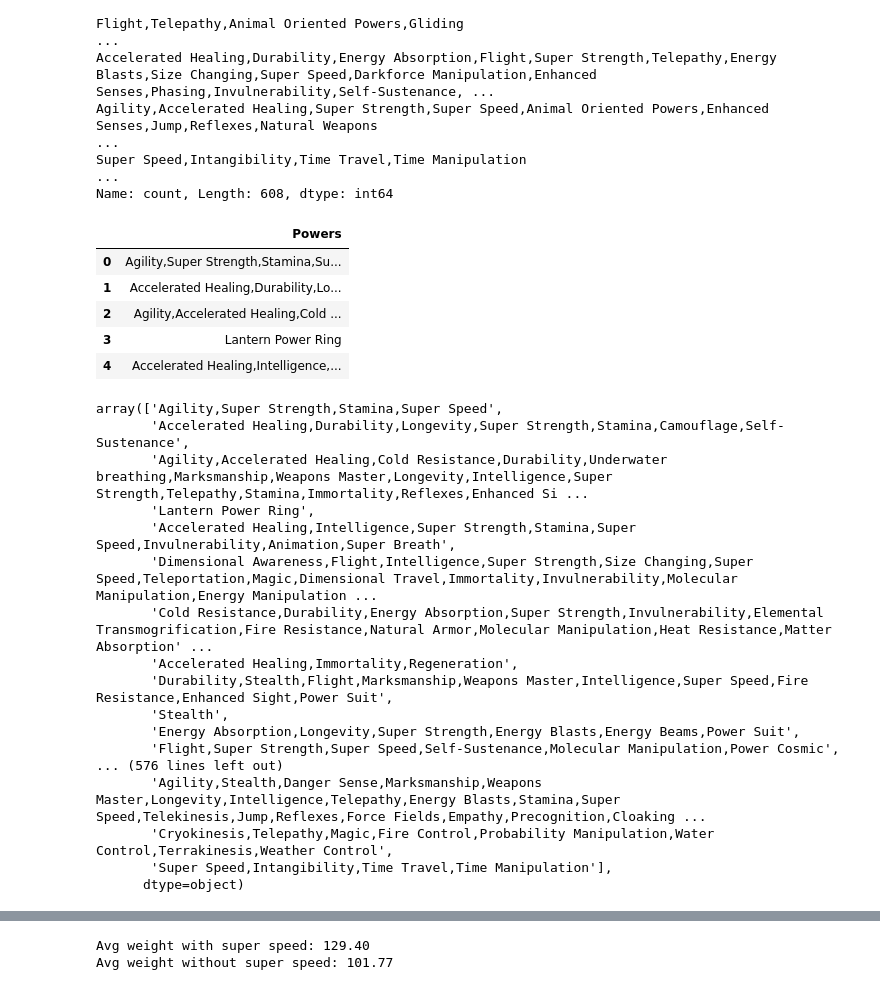
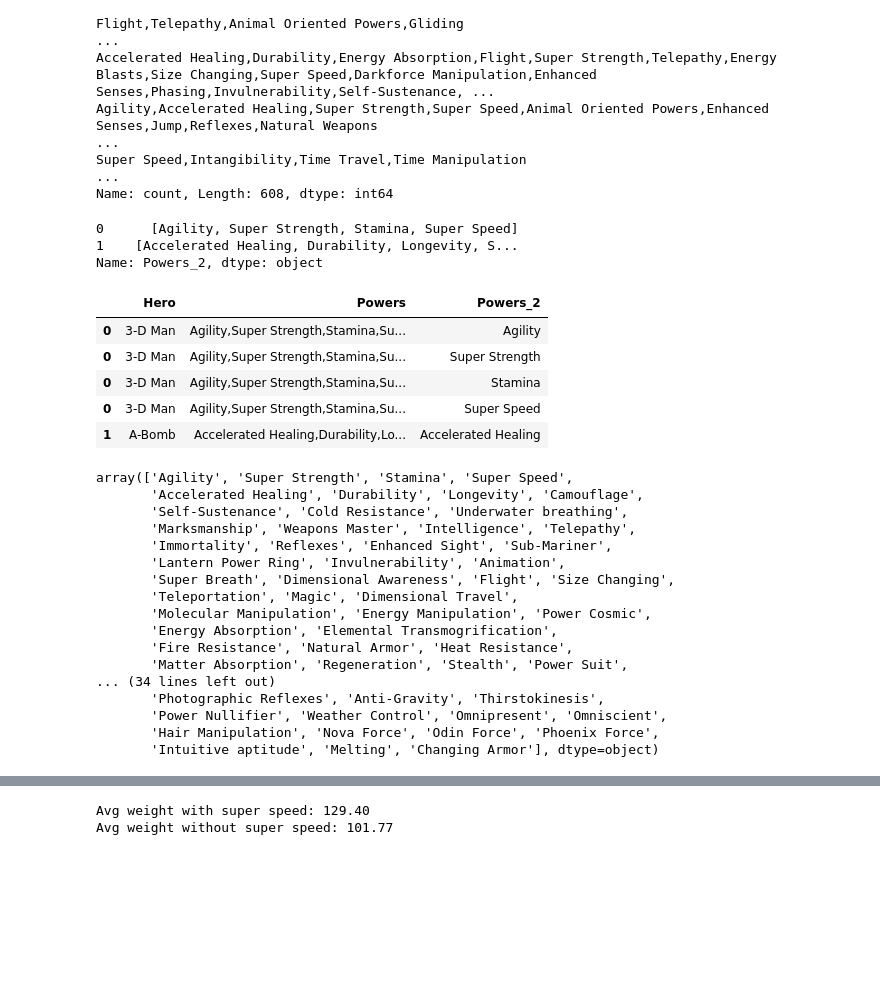
Before and after one commit to Jeze2/AAT-core, a Jupyter notebook: AATcore.ipynb, the cells around one changed output, grey strips where cells are left out. Drawn from its saved outputs; the diff is of its cells as text; code cells hidden in the pictures; blank space fills up the shorter version.

```diff
--- a/AATcore.ipynb
+++ b/AATcore.ipynb
@@ -219,39 +220,45 @@ Accelerated Healing,Durability,Energy Absorption,Flight,Super Strength,Telepathy
 Agility,Accelerated Healing,Super Strength,Super Speed,Animal Oriented Powers,Enhanced Senses,Jump,Reflexes,Natural Weapons                                                                              ...
 Super Speed,Intangibility,Time Travel,Time Manipulation                                                                                                                                                  ...
 Name: count, Length: 608, dtype: int64
+# %%
+left_df['Powers_2'] = left_df['Powers'].str.split(',')
+# %% [output]
+0      [Agility, Super Strength, Stamina, Super Speed]
+1    [Accelerated Healing, Durability, Longevity, S...
+Name: Powers_2, dtype: object
 # %%
 ## exploding the column of lists
-exploded = left_df.explode('Powers')
-exploded[['Powers']].head(5)
+exploded = left_df.explode('Powers_2')
+exploded.head()
 # %% [output]
-|  | Powers |
-| 0 | Agility,Super Strength,Stamina,Su... |
-| 1 | Accelerated Healing,Durability,Lo... |
-| 2 | Agility,Accelerated Healing,Cold ... |
-| 3 | Lantern Power Ring |
-| 4 | Accelerated Healing,Intelligence,... |
+|  | Hero | Powers | Powers_2 |
+| 0 | 3-D Man | Agility,Super Strength,Stamina,Su... | Agility |
+| 0 | 3-D Man | Agility,Super Strength,Stamina,Su... | Super Strength |
+| 0 | 3-D Man | Agility,Super Strength,Stamina,Su... | Stamina |
+| 0 | 3-D Man | Agility,Super Strength,Stamina,Su... | Super Speed |
+| 1 | A-Bomb | Accelerated Healing,Durability,Lo... | Accelerated Healing |
 # %%
 ## saving the unique values from the exploded column
-cols_to_make = exploded['Powers'].dropna().unique()
+cols_to_make = exploded['Powers_2'].dropna().unique()
 cols_to_make
 # %% [output]
-array(['Agility,Super Strength,Stamina,Super Speed',
-       'Accelerated Healing,Durability,Longevity,Super Strength,Stamina,Camouflage,Self-Sustenance',
-       'Agility,Accelerated Healing,Cold Resistance,Durability,Underwater breathing,Marksmanship,Weapons Master,Longevity,Intelligence,Super Strength,Telepathy,Stamina,Immortality,Reflexes,Enhanced Si ...
-       'Lantern Power Ring',
-       'Accelerated Healing,Intelligence,Super Strength,Stamina,Super Speed,Invulnerability,Animation,Super Breath',
-       'Dimensional Awareness,Flight,Intelligence,Super Strength,Size Changing,Super Speed,Teleportation,Magic,Dimensional Travel,Immortality,Invulnerability,Molecular Manipulation,Energy Manipulation ...
-       'Cold Resistance,Durability,Energy Absorption,Super Strength,Invulnerability,Elemental Transmogrification,Fire Resistance,Natural Armor,Molecular Manipulation,Heat Resistance,Matter Absorption' ...
-       'Accelerated Healing,Immortality,Regeneration',
-       'Durability,Stealth,Flight,Marksmanship,Weapons Master,Intelligence,Super Speed,Fire Resistance,Enhanced Sight,Power Suit',
-       'Stealth',
-       'Energy Absorption,Longevity,Super Strength,Energy Blasts,Energy Beams,Power Suit',
-       'Flight,Super Strength,Super Speed,Self-Sustenance,Molecular Manipulation,Power Cosmic',
-... (576 lines left out)
-       'Agility,Stealth,Danger Sense,Marksmanship,Weapons Master,Longevity,Intelligence,Telepathy,Energy Blasts,Stamina,Super Speed,Telekinesis,Jump,Reflexes,Force Fields,Empathy,Precognition,Cloaking ...
-       'Cryokinesis,Telepathy,Magic,Fire Control,Probability Manipulation,Water Control,Terrakinesis,Weather Control',
-       'Super Speed,Intangibility,Time Travel,Time Manipulation'],
-      dtype=object)
+array(['Agility', 'Super Strength', 'Stamina', 'Super Speed',
+       'Accelerated Healing', 'Durability', 'Longevity', 'Camouflage',
+       'Self-Sustenance', 'Cold Resistance', 'Underwater breathing',
+       'Marksmanship', 'Weapons Master', 'Intelligence', 'Telepathy',
+       'Immortality', 'Reflexes', 'Enhanced Sight', 'Sub-Mariner',
+       'Lantern Power Ring', 'Invulnerability', 'Animation',
+       'Super Breath', 'Dimensional Awareness', 'Flight', 'Size Changing',
+       'Teleportation', 'Magic', 'Dimensional Travel',
+       'Molecular Manipulation', 'Energy Manipulation', 'Power Cosmic',
+       'Energy Absorption', 'Elemental Transmogrification',
+       'Fire Resistance', 'Natural Armor', 'Heat Resistance',
+       'Matter Absorption', 'Regeneration', 'Stealth', 'Power Suit',
+... (34 lines left out)
+       'Photographic Reflexes', 'Anti-Gravity', 'Thirstokinesis',
+       'Power Nullifier', 'Weather Control', 'Omnipresent', 'Omniscient',
+       'Hair Manipulation', 'Nova Force', 'Odin Force', 'Phoenix Force',
+       'Intuitive aptitude', 'Melting', 'Changing Armor'], dtype=object)
 # %%
 for col in cols_to_make:
     left_df[col] = left_df['Powers'].str.contains(col)
```
Also changed, not shown: parts of 9 cells of this notebook.
